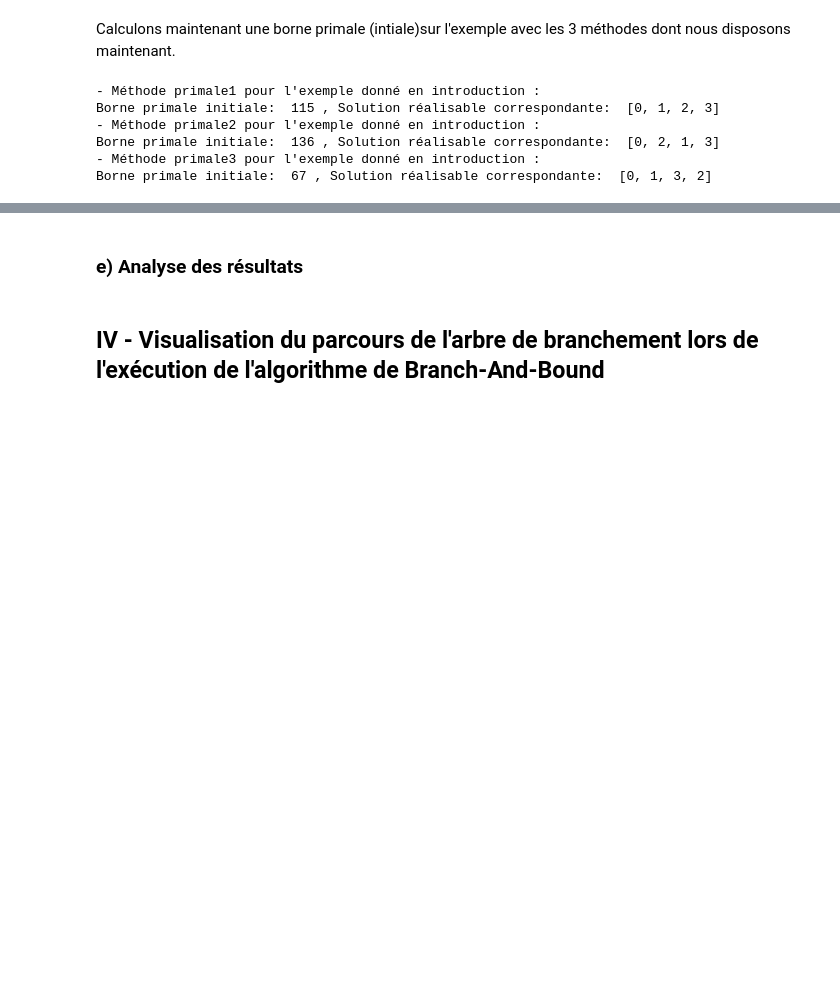
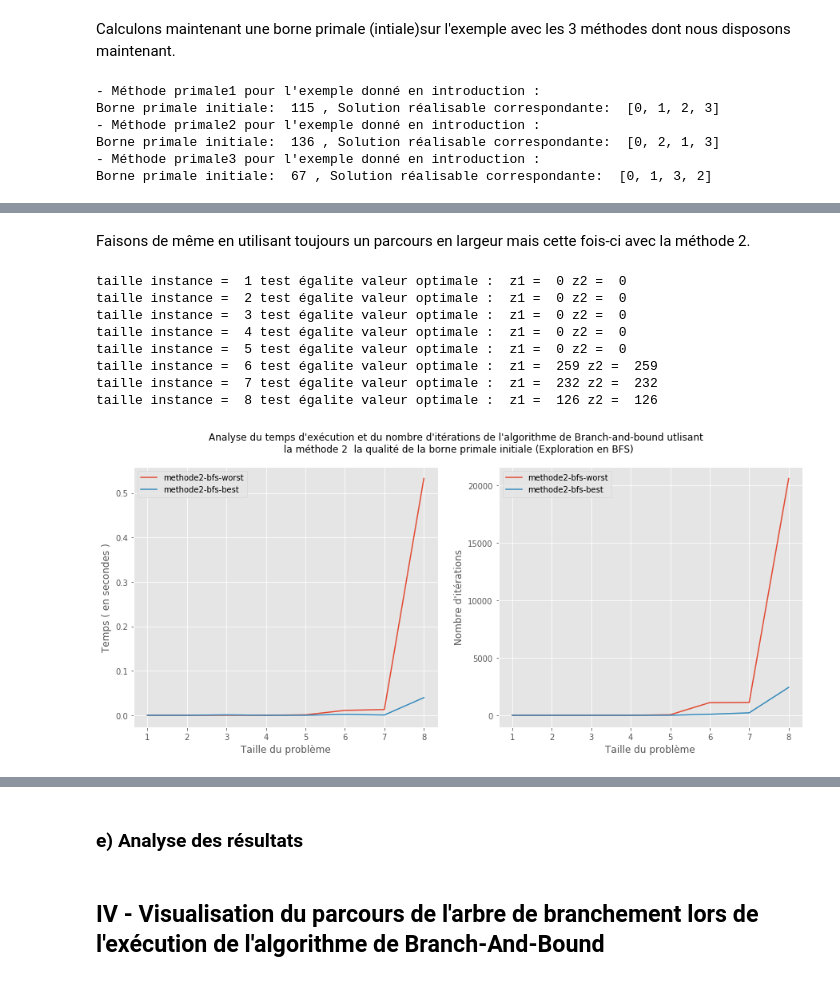
Before and after one commit to AntoineJkl/Operation-Research-Project, a Jupyter notebook: ROProject.ipynb, the cells around one changed output, grey strips where cells are left out. Saved outputs shown, nothing was run; the diff lists cells and outputs as text; code cells hidden in the pictures; blank space fills up the shorter version.

```diff
--- a/ROProject.ipynb
+++ b/ROProject.ipynb
@@ -1062,0 +1137,57 @@ Nous remarqué dans la section précédente que... (ajouter exemple pertinent ??
+# %% [markdown]
+Faisons de même en utilisant toujours un parcours en largeur mais cette fois-ci avec la méthode 2.
+# %%
+#Avec la méthode 2 (BFS)
+val=[i for i in range(1,9)]
+
+t_m2_bfs_worst = [] ; t_m2_bfs_best = []
+
+
+for n in val:
+    print("taille instance = ",n,"test égalite valeur optimale : ", end="")
+    probleme = Ordonnancement()
+    probleme.problemeAleatoire(n)
+
+    #Méthode 2 avec un parcours en largeur (BFS) pour la "pire" méthode:
+    t1_bb2 = time.time()
+    z1,x1,k1 = branch_and_bound(probleme,primale_worst,borne_duale2,Branchement2,breadth_first_method)
+    print(" z1 = ",z1,end="")
+    t_m2_bfs_worst.append([time.time()-t1_bb2,k1])
+
+    #Méthode 2 avec un parcours en largeur (BFS) pour la "meilleure" méthode:
+    t1_bb2 = time.time()
+    z2,x2,k2 = branch_and_bound(probleme,primale_best,borne_duale2,Branchement2,breadth_first_method)
+    print(" z2 = ",z2,end="")
+    t_m2_bfs_best.append([time.time()-t1_bb2,k2])
+    print("")
+
+#affichage resultats
+plt.figure(figsize=(15,6))
+plt.suptitle("Analyse du temps d'exécution et du nombre d'itérations de l'algorithme de Branch-and-bound utlisant \n la méthode 2  la qualité de la borne primale initiale (Exploration en BFS)")
+
+label=["methode2-bfs-worst","methode2-bfs-best"]
+plt.subplot(121)
+for t,l in zip([t_m2_bfs_worst,t_m2_bfs_best],label):
+    plt.plot(val,[z[0] for z in t],label=l)
+plt.ylabel("Temps ( en secondes )")
+plt.xlabel("Taille du problème")
+plt.legend()
+
+plt.subplot(122)
+for t,l in zip([t_m2_bfs_worst,t_m2_bfs_best],label):
+    plt.plot(val,[z[1] for z in t],label=l)
+plt.ylabel("Nombre d'itérations")
+plt.xlabel("Taille du problème")
+plt.legend()
+
+plt.show()
+# %% [output]
+taille instance =  1 test égalite valeur optimale :  z1 =  0 z2 =  0
+taille instance =  2 test égalite valeur optimale :  z1 =  0 z2 =  0
+taille instance =  3 test égalite valeur optimale :  z1 =  0 z2 =  0
+taille instance =  4 test égalite valeur optimale :  z1 =  0 z2 =  0
+taille instance =  5 test égalite valeur optimale :  z1 =  0 z2 =  0
+taille instance =  6 test égalite valeur optimale :  z1 =  259 z2 =  259
+taille instance =  7 test égalite valeur optimale :  z1 =  232 z2 =  232
+taille instance =  8 test égalite valeur optimale :  z1 =  126 z2 =  126
+[figure, added]
```
Also changed, not shown: parts of 24 cells of this notebook.
